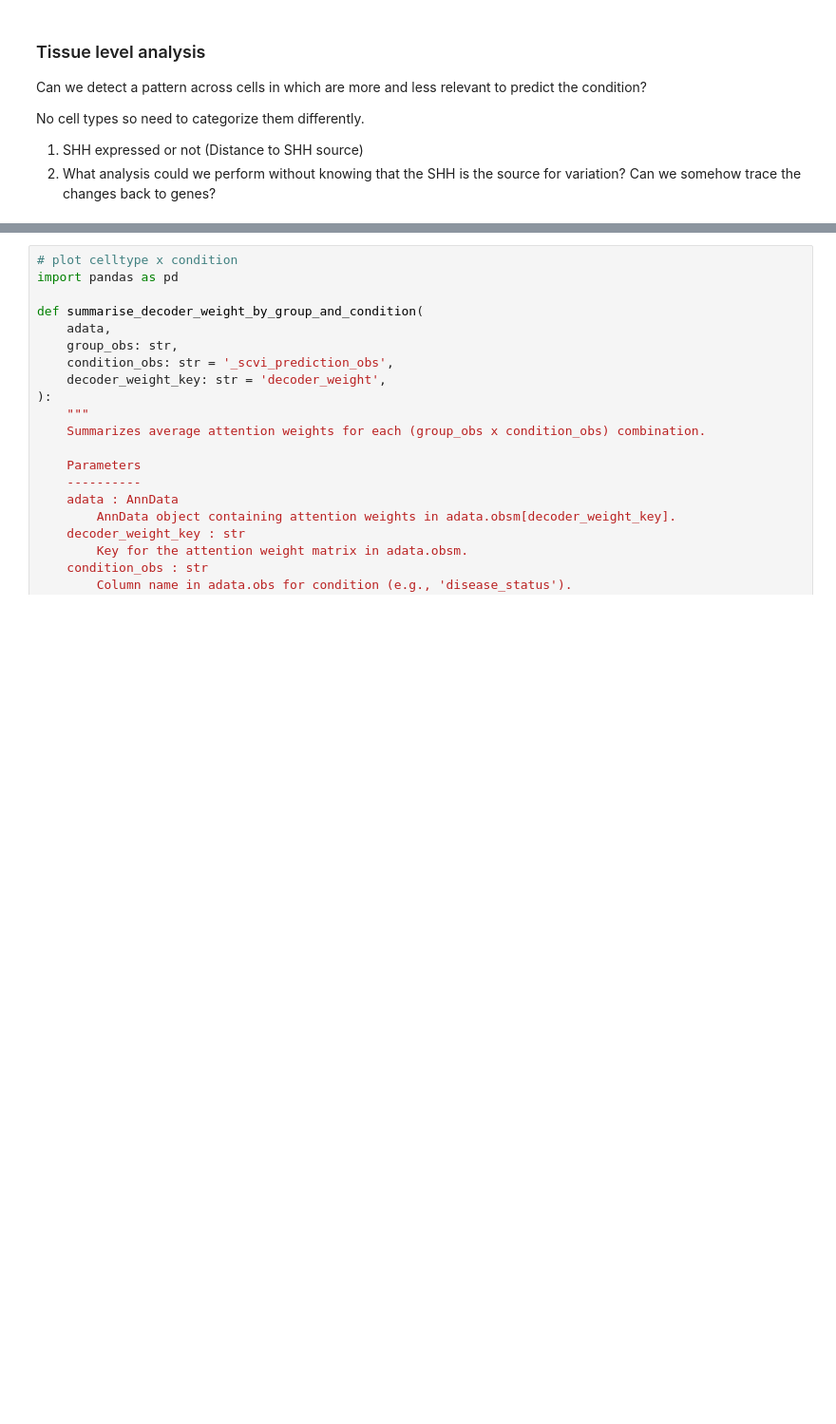
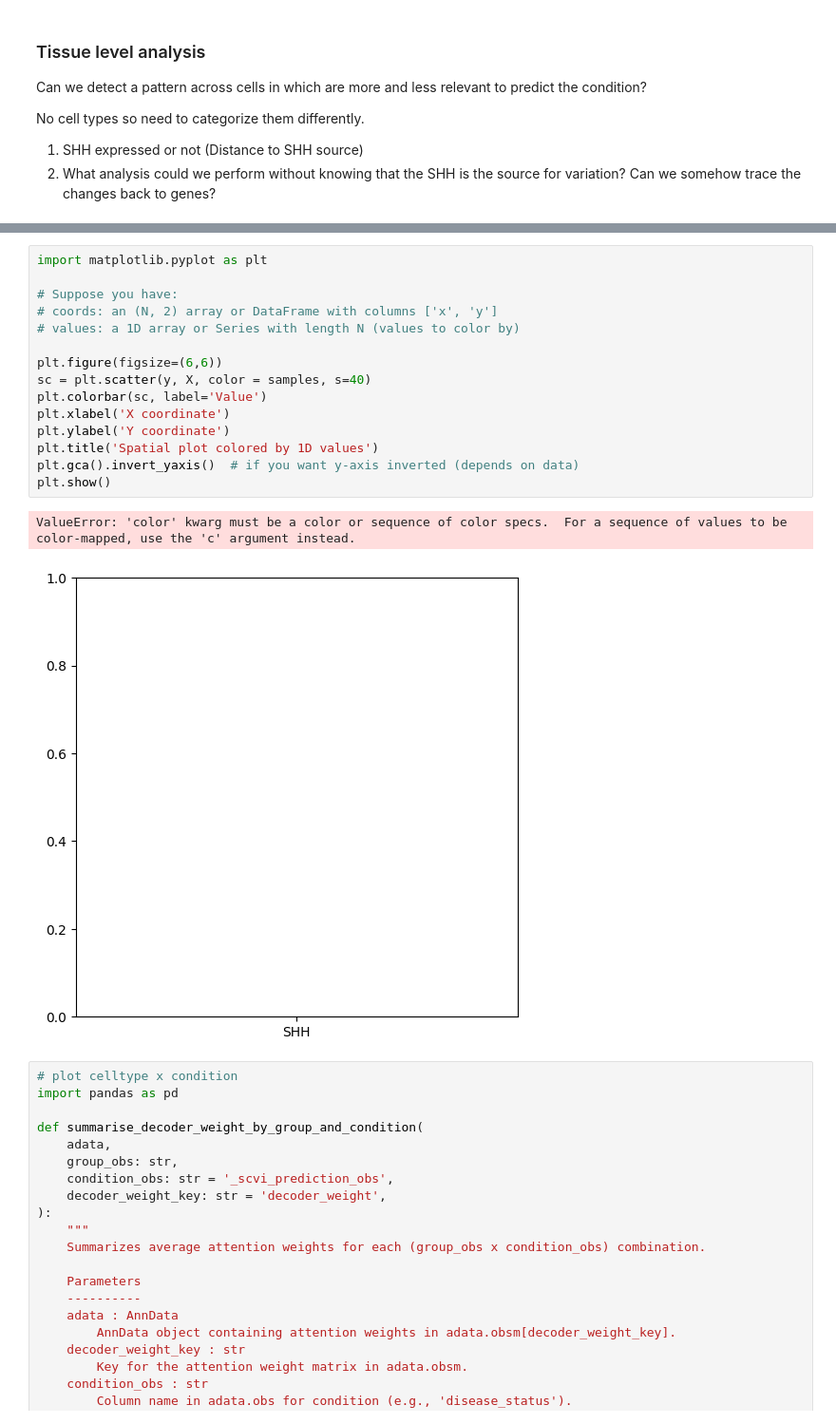
Before and after one commit to theislab/interscale, a Jupyter notebook: docs/notebooks/InterScale_CombinedModel.ipynb, the cells around one changed output, grey strips where cells are left out. Shown at 95% size. Saved outputs shown, nothing was run; the diff lists cells and outputs as text; blank space fills up the shorter version.

```diff
--- a/docs/notebooks/InterScale_CombinedModel.ipynb
+++ b/docs/notebooks/InterScale_CombinedModel.ipynb
@@ -316,3 +352,21 @@ No cell types so need to categorize them differently.
+# %%
+import matplotlib.pyplot as plt
+
+# Suppose you have:
+# coords: an (N, 2) array or DataFrame with columns ['x', 'y']
+# values: a 1D array or Series with length N (values to color by)
+
+plt.figure(figsize=(6,6))
+sc = plt.scatter(y, X, color = samples, s=40)
+plt.colorbar(sc, label='Value')
+plt.xlabel('X coordinate')
+plt.ylabel('Y coordinate')
+plt.title('Spatial plot colored by 1D values')
+plt.gca().invert_yaxis()  # if you want y-axis inverted (depends on data)
+plt.show()
+# %% [output]
+ValueError: 'color' kwarg must be a color or sequence of color specs.  For a sequence of values to be color-mapped, use the 'c' argument instead.
+[figure, added]
 # %%
 # plot celltype x condition
 import pandas as pd
```
Also changed, not shown: parts of 8 cells of this notebook, 7 other files.
